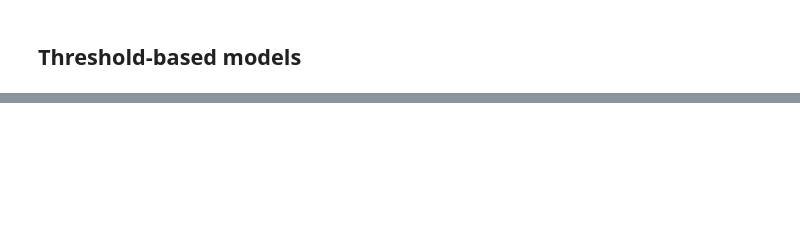
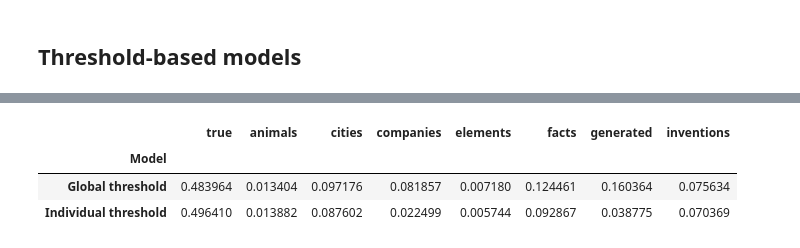
Before and after one commit to cassandra-goldberg/Calibrated_Concepts, a Jupyter notebook: Experiments/Process-TrueFalseDataset.ipynb, the cells around one changed output, grey strips where cells are left out. Cells and saved outputs as stored; diff of their text form; code cells hidden in the pictures; blank space fills up the shorter version.

```diff
--- a/Experiments/Process-TrueFalseDataset.ipynb
+++ b/Experiments/Process-TrueFalseDataset.ipynb
@@ -299,2 +270,3 @@ def get_global_threshold(df, sim_df, verbose=True):
 # %%
-global_thresh, global_train_error, global_test_error = get_global_threshold(df, sim_df)
+global_thresh, global_train_error, global_test_errors = get_global_threshold(metadata_df, cosine_similarity_df)
+global_test_errors['Model'] = 'Global threshold'
@@ -301,21 +283,3 @@ global_thresh, global_train_error, global_test_error = get_global_threshold(df,
-# %%
-def get_concept_threshold(df, sim_df, concept):
-    X, y, concept_list = get_concept_X_y_list(df, sim_df, concept)
-    thresh, train_error, test_error = train_test_threshold(X, y, stratify_list=concept_list)
-    return thresh, train_error, test_error
-
-def get_individual_thresholds(df, sim_df, verbose=True):
-    concepts = list(sim_df.columns)
-    thresholds = {}
-    train_errors = {}
-    test_errors = {}
-    for concept in concepts:
-        thresh, train_error, test_error = get_concept_threshold(df, sim_df, concept)
-        thresholds[concept] = thresh
-        train_errors[concept] = train_error
-        test_errors[concept] = test_error
-        if verbose:
-            print(f'Concept: {concept.ljust(10)} | Threshold: {thresh:.3f} | Train error: {train_error:.3f} | Test error: {test_error:.3f}')
-    return thresholds, train_errors, test_errors
 # %%
-thresholds, train_errors, test_errors = get_individual_thresholds(df, sim_df)
+indiv_thresh, indiv_train_errors, indiv_test_errors = get_individual_thresholds(metadata_df, cosine_similarity_df)
+indiv_test_errors['Model'] = 'Individual threshold'
@@ -331,0 +295,9 @@ plot_concept_thresh_errors(test_errors)
+# %%
+error_comparison_df = pd.DataFrame.from_dict([global_test_errors, indiv_test_errors])
+error_comparison_df = error_comparison_df.set_index('Model')
+error_comparison_df
+# %% [output]
+|  | true | animals | cities | companies | elements | facts | generated | inventions |
+| Model |  |  |  |  |  |  |  |  |
+| Global threshold | 0.483964 | 0.013404 | 0.097176 | 0.081857 | 0.007180 | 0.124461 | 0.160364 | 0.075634 |
+| Individual threshold | 0.496410 | 0.013882 | 0.087602 | 0.022499 | 0.005744 | 0.092867 | 0.038775 | 0.070369 |
```
Also changed, not shown: parts of 20 cells of this notebook, 1 other file.
